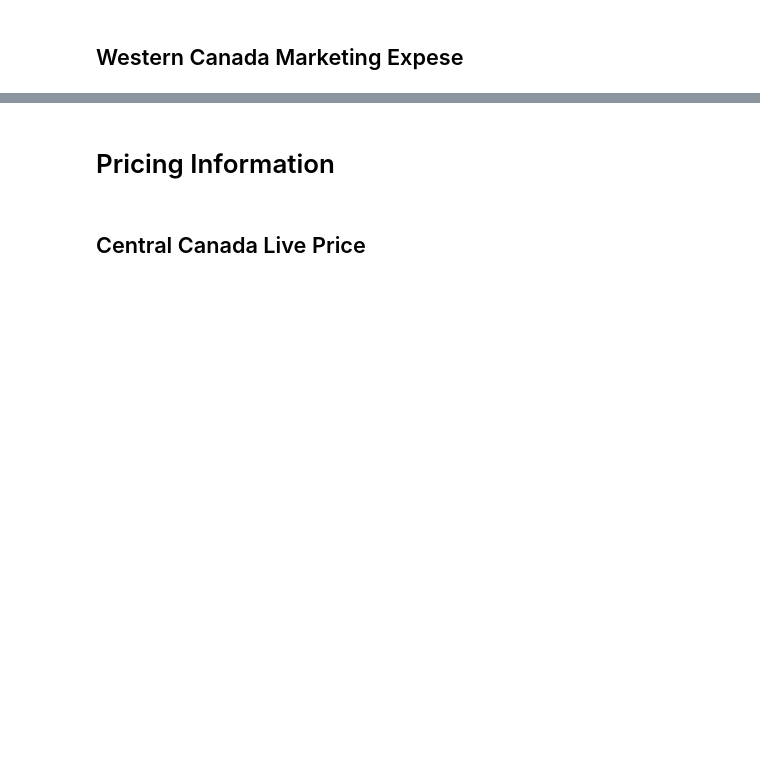
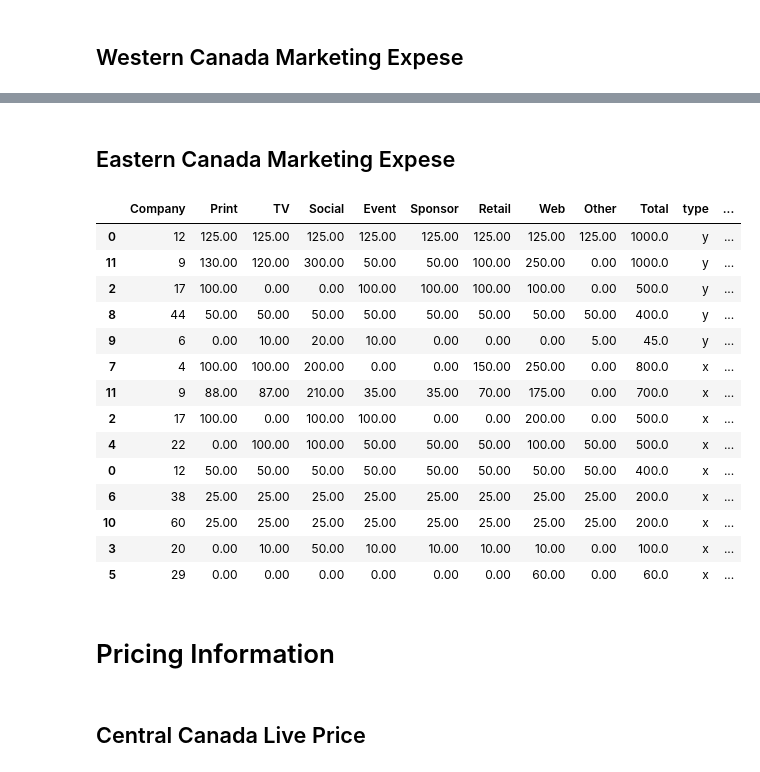
Before and after one commit to jacklau04/intopia2019, a Jupyter notebook: marketing_report.ipynb, the cells around one changed output, grey strips where cells are left out. Saved outputs shown, nothing was run; the diff lists cells and outputs as text; code cells hidden in the pictures; blank space fills up the shorter version.

```diff
--- a/marketing_report.ipynb
+++ b/marketing_report.ipynb
@@ -63,3 +70,23 @@ df_ad[df_ad['region'] == 'wc'].sort_values(by=['type','Total'], ascending=False)
+# %% [markdown]
+## Eastern Canada Marketing Expese
+# %%
+df_ad[df_ad['region'] == 'ec'].sort_values(by=['type','Total'], ascending=False)
+# %% [output]
+|  | Company | Print | TV | Social | Event | Sponsor | Retail | Web | Other | Total | type | ... |
+| 0 | 12 | 125.00 | 125.00 | 125.00 | 125.00 | 125.00 | 125.00 | 125.00 | 125.00 | 1000.0 | y | ... |
+| 11 | 9 | 130.00 | 120.00 | 300.00 | 50.00 | 50.00 | 100.00 | 250.00 | 0.00 | 1000.0 | y | ... |
+| 2 | 17 | 100.00 | 0.00 | 0.00 | 100.00 | 100.00 | 100.00 | 100.00 | 0.00 | 500.0 | y | ... |
+| 8 | 44 | 50.00 | 50.00 | 50.00 | 50.00 | 50.00 | 50.00 | 50.00 | 50.00 | 400.0 | y | ... |
+| 9 | 6 | 0.00 | 10.00 | 20.00 | 10.00 | 0.00 | 0.00 | 0.00 | 5.00 | 45.0 | y | ... |
+| 7 | 4 | 100.00 | 100.00 | 200.00 | 0.00 | 0.00 | 150.00 | 250.00 | 0.00 | 800.0 | x | ... |
+| 11 | 9 | 88.00 | 87.00 | 210.00 | 35.00 | 35.00 | 70.00 | 175.00 | 0.00 | 700.0 | x | ... |
+| 2 | 17 | 100.00 | 0.00 | 100.00 | 100.00 | 0.00 | 0.00 | 200.00 | 0.00 | 500.0 | x | ... |
+| 4 | 22 | 0.00 | 100.00 | 100.00 | 50.00 | 50.00 | 50.00 | 100.00 | 50.00 | 500.0 | x | ... |
+| 0 | 12 | 50.00 | 50.00 | 50.00 | 50.00 | 50.00 | 50.00 | 50.00 | 50.00 | 400.0 | x | ... |
+| 6 | 38 | 25.00 | 25.00 | 25.00 | 25.00 | 25.00 | 25.00 | 25.00 | 25.00 | 200.0 | x | ... |
+| 10 | 60 | 25.00 | 25.00 | 25.00 | 25.00 | 25.00 | 25.00 | 25.00 | 25.00 | 200.0 | x | ... |
+| 3 | 20 | 0.00 | 10.00 | 50.00 | 10.00 | 10.00 | 10.00 | 10.00 | 0.00 | 100.0 | x | ... |
+| 5 | 29 | 0.00 | 0.00 | 0.00 | 0.00 | 0.00 | 0.00 | 60.00 | 0.00 | 60.0 | x | ... |
 # %% [markdown]
 # Pricing Information
 # %% [markdown]
```
Also changed, not shown: parts of 3 cells of this notebook, 28 other files.
